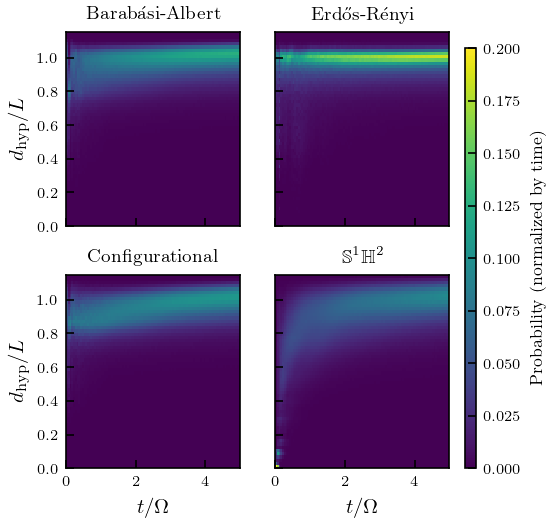
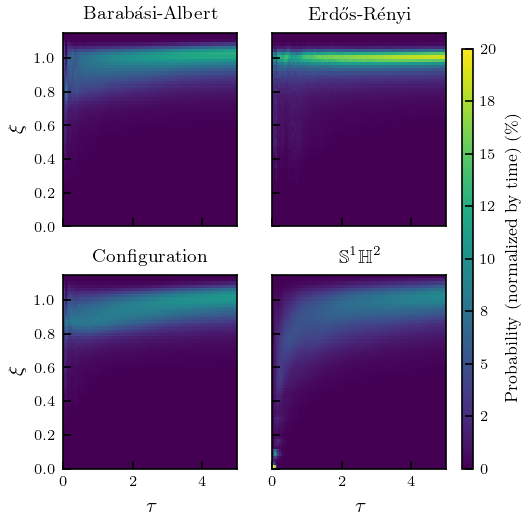
The change to this notebook cell's code, shown as a diff; its figure went from the first image to the second:
--- before
+++ after
@@ -10,5 +10,5 @@
 # =============================================================================
 MODELS = ["ba", "er", "conf", "s1h2"]
-MODEL_NAMES = ["Barabási-Albert", "Erdős-Rényi", "Configurational", r"$\mathbb{S}^1\mathbb{H}^2$"]
+MODEL_NAMES = ["Barabási-Albert", "Erdős-Rényi", "Configuration", r"$\mathbb{S}^1\mathbb{H}^2$"]
 
 DIST_MIN, DIST_MAX = 0.0, 1.15
@@ -69,7 +69,7 @@
 # Configurar etiquetas solo en la fila inferior y columna izquierda
 for ax in axes[-1, :]:   # fila inferior (segunda fila)
-    ax.set_xlabel(r"$t/\Omega$")
+    ax.set_xlabel(r"$\tau$")
 for ax in axes[:, 0]:    # columna izquierda
-    ax.set_ylabel(r"$d_\text{hyp}/L$")
+    ax.set_ylabel(r"$\xi$")
 
 # Opcional: mejorar el formato de los números en los ejes
@@ -85,8 +85,11 @@
 plt.subplots_adjust(right=0.85, left=0.12, bottom=0.12, top=0.95, wspace=0.2, hspace=0.25)
 cbar_ax = fig.add_axes([0.88, 0.12, 0.02, 0.8])  # [left, bottom, width, height]
-cbar = fig.colorbar(im, cax=cbar_ax)
-cbar.set_label("Probability (normalized by time)", fontsize=8)
+# fmt = lambda x, pos: '{:.0%}'.format(x*100)
+from matplotlib.ticker import FuncFormatter
+fmt = lambda x, pos: '{:.0%}'.format(x)
+cbar = fig.colorbar(im, cax=cbar_ax, format=FuncFormatter(fmt))
+
+cbar.set_label(r"Probability (normalized by time) (\unit{\%})", fontsize=8)
 cbar.ax.tick_params(labelsize=7)
-
 # Guardar figura
 # plt.savefig("heatmap_all_models.png", dpi=300, bbox_inches='tight')

Commit: using variance